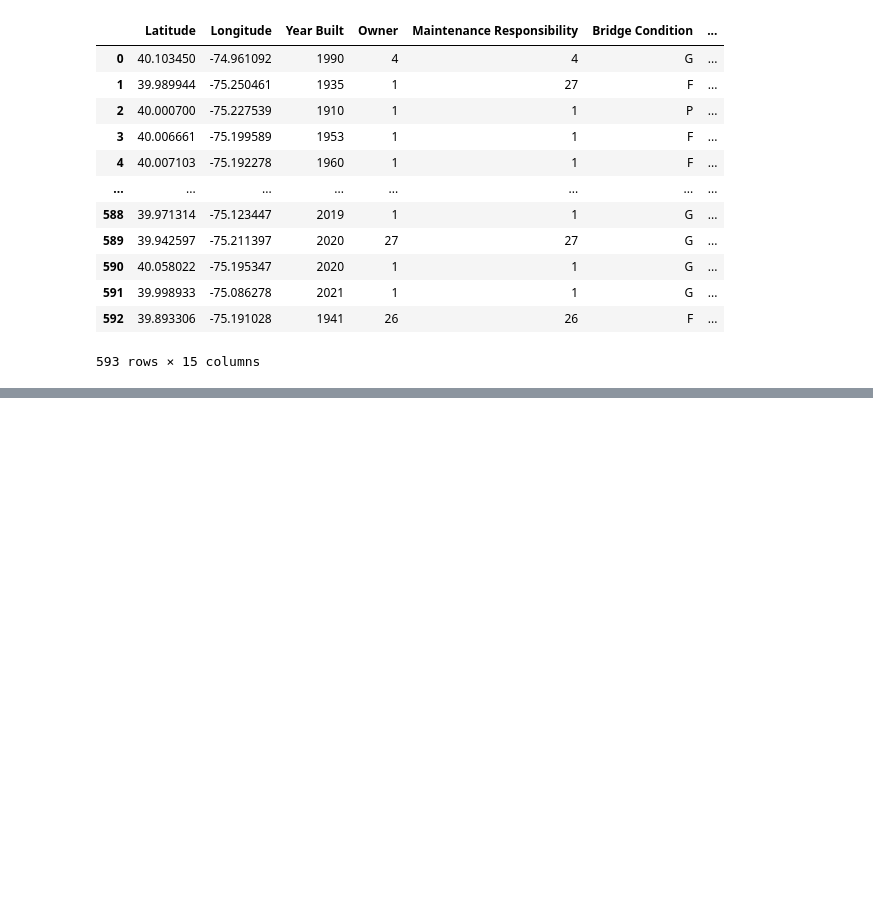
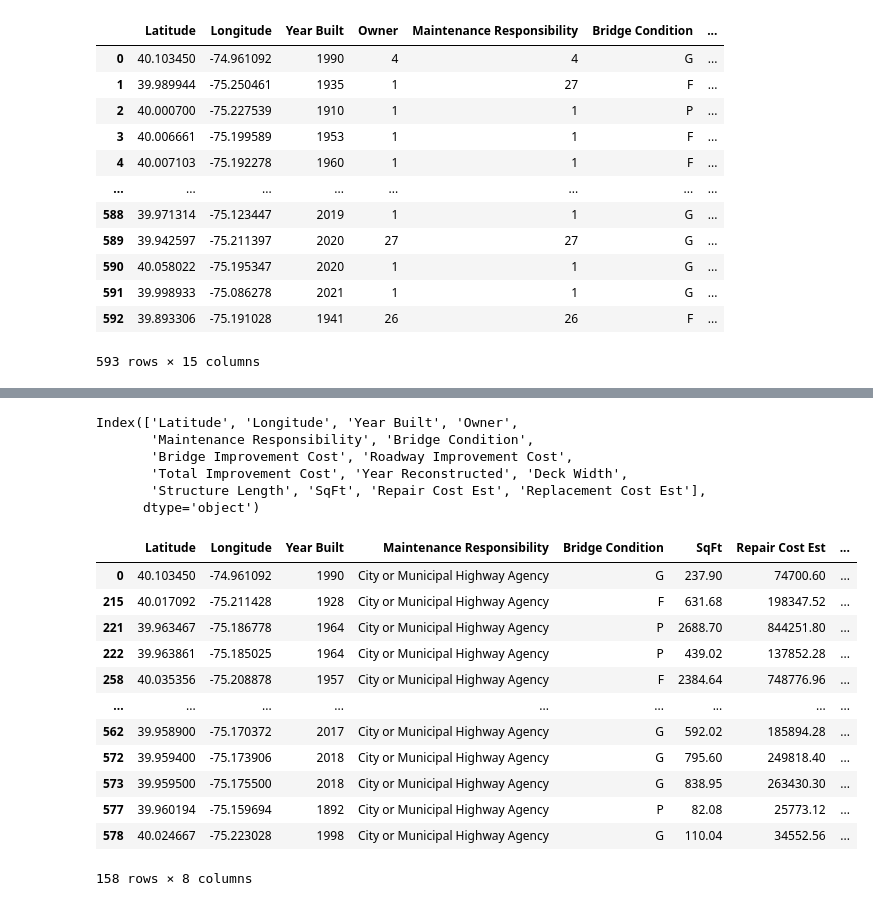
Before and after one commit to PatrickJohnDean/Project-3-Orange-Team, a Jupyter notebook: Bridge_df.ipynb, the cells around one changed output, grey strips where cells are left out. Cells and saved outputs as stored; diff of their text form; code cells hidden in the pictures; blank space fills up the shorter version.

Commit message:
My Second Commit
Cleaned up the data frame more, dropping the columns we don't need, and deleting the bridges that are not maintained by the city of Philadelphia

```diff
--- a/Bridge_df.ipynb
+++ b/Bridge_df.ipynb
@@ -82,3 +82,9 @@ bridge_df
 | 591 | 39.998933 | -75.086278 | 2021 | 1 | 1 | G | ... |
 | 592 | 39.893306 | -75.191028 | 1941 | 26 | 26 | F | ... |
 593 rows × 15 columns
+# %%
+#Replace all the number 4s in the 'Maintenance Responsibility' column to 'City or Municipal Highway Agency'
+integer_to_string = {4: "City or Municipal Highway Agency"}
+
+bridge_df["Maintenance Responsibility"] = bridge_df["Maintenance Responsibility"].map(integer_to_string)
+bridge_df
@@ -84,0 +105,5 @@ bridge_df
+# %%
+#Filter down the 'Maintenance Responsibility' column to bridges only maintained by the city of Philadelphia
+
+bridge_df  = bridge_df.loc[bridge_df["Maintenance Responsibility"]== "City or Municipal Highway Agency"]
+bridge_df
@@ -84,0 +124,29 @@ bridge_df
+# %%
+bridge_df.columns
+# %% [output]
+Index(['Latitude', 'Longitude', 'Year Built', 'Owner',
+       'Maintenance Responsibility', 'Bridge Condition',
+       'Bridge Improvement Cost', 'Roadway Improvement Cost',
+       'Total Improvement Cost', 'Year Reconstructed', 'Deck Width',
+       'Structure Length', 'SqFt', 'Repair Cost Est', 'Replacement Cost Est'],
+      dtype='object')
+# %%
+# Trim the columns of data to the one we need
+bridge_df = bridge_df.drop(['Owner','Bridge Improvement Cost', 'Roadway Improvement Cost',
+       'Total Improvement Cost', 'Year Reconstructed','Deck Width',
+       'Structure Length'], axis=1)
+bridge_df
+# %% [output]
+|  | Latitude | Longitude | Year Built | Maintenance Responsibility | Bridge Condition | SqFt | Repair Cost Est | ... |
+| 0 | 40.103450 | -74.961092 | 1990 | City or Municipal Highway Agency | G | 237.90 | 74700.60 | ... |
+| 215 | 40.017092 | -75.211428 | 1928 | City or Municipal Highway Agency | F | 631.68 | 198347.52 | ... |
+| 221 | 39.963467 | -75.186778 | 1964 | City or Municipal Highway Agency | P | 2688.70 | 844251.80 | ... |
+| 222 | 39.963861 | -75.185025 | 1964 | City or Municipal Highway Agency | P | 439.02 | 137852.28 | ... |
+| 258 | 40.035356 | -75.208878 | 1957 | City or Municipal Highway Agency | F | 2384.64 | 748776.96 | ... |
+| ... | ... | ... | ... | ... | ... | ... | ... | ... |
+| 562 | 39.958900 | -75.170372 | 2017 | City or Municipal Highway Agency | G | 592.02 | 185894.28 | ... |
+| 572 | 39.959400 | -75.173906 | 2018 | City or Municipal Highway Agency | G | 795.60 | 249818.40 | ... |
+| 573 | 39.959500 | -75.175500 | 2018 | City or Municipal Highway Agency | G | 838.95 | 263430.30 | ... |
+| 577 | 39.960194 | -75.159694 | 1892 | City or Municipal Highway Agency | P | 82.08 | 25773.12 | ... |
+| 578 | 40.024667 | -75.223028 | 1998 | City or Municipal Highway Agency | G | 110.04 | 34552.56 | ... |
+158 rows × 8 columns
```
Also changed, not shown: parts of 2 cells of this notebook.
